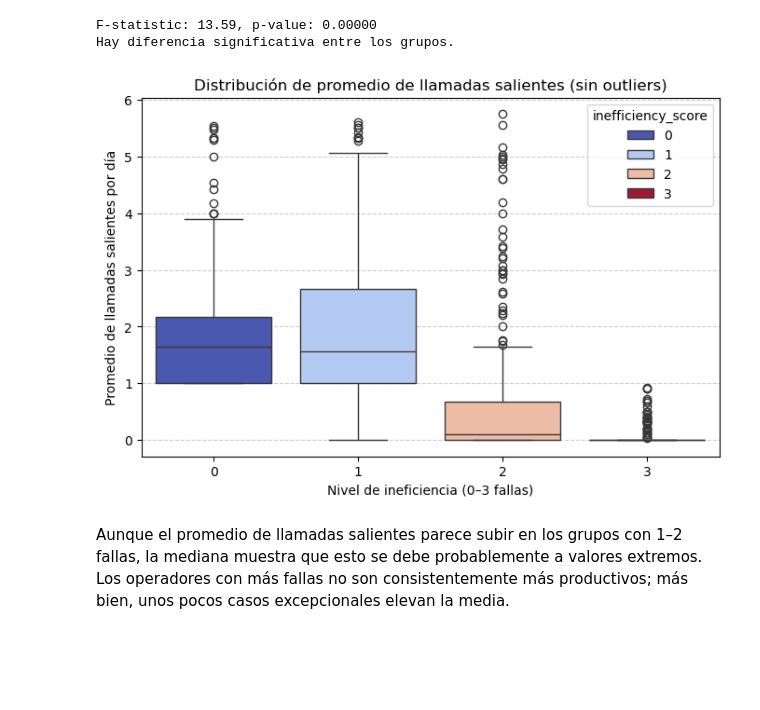
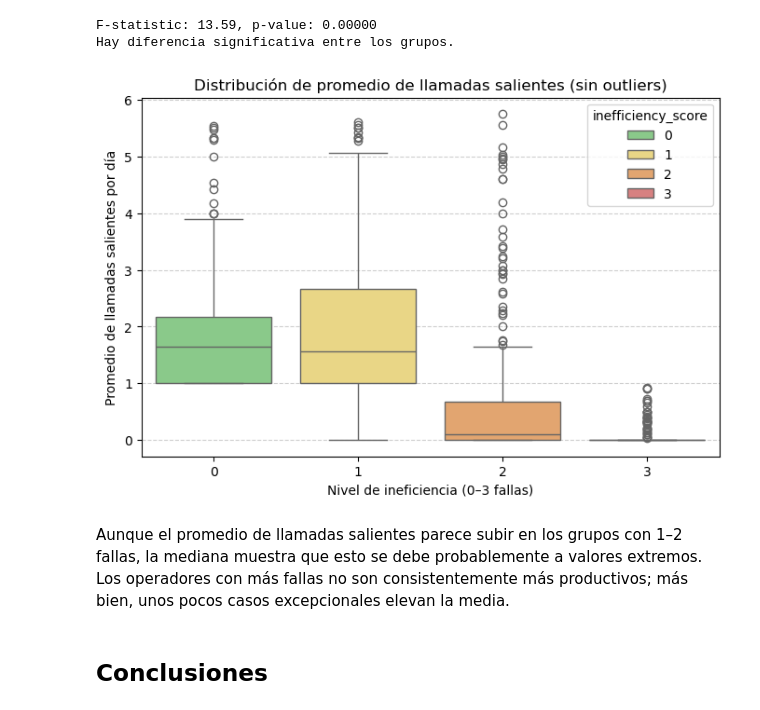
Before and after one commit to latostadorano/inefficient-operators-analysis, a Jupyter notebook: s14_telecom.ipynb, the cells around one changed output. Drawn from its saved outputs; the diff is of its cells as text; code cells hidden in the pictures; blank space fills up the shorter version.

Commit message:
Conclusiones y sugerencias

```diff
--- a/s14_telecom.ipynb
+++ b/s14_telecom.ipynb
@@ -895,33 +891,35 @@ Hay diferencia significativa entre los grupos.
 # %%
 # Graficaremos las diferencia de las llamadas salientes entre grupos
 
 def remove_outliers(df, column):
     Q1 = df[column].quantile(0.25)
     Q3 = df[column].quantile(0.75)
     IQR = Q3 - Q1
     lower_bound = Q1 - 1.5 * IQR
     upper_bound = Q3 + 1.5 * IQR
     return df[(df[column] >= lower_bound) & (df[column] <= upper_bound)]
 
 # Aplicamos la función
 clean_df = remove_outliers(operator_stats, 'avg_outgoing_per_day')
 
 # Graficamos sin outliers
 plt.figure(figsize=(8,5))
 sns.boxplot(
     data=clean_df,
     x='inefficiency_score',
     y='avg_outgoing_per_day',
-    palette='coolwarm',
+    palette= colors,
     hue = 'inefficiency_score'
 )
 
 plt.title('Distribución de promedio de llamadas salientes (sin outliers)')
 plt.xlabel('Nivel de ineficiencia (0–3 fallas)')
 plt.ylabel('Promedio de llamadas salientes por día')
 plt.grid(axis='y', linestyle='--', alpha=0.6)
 plt.show()
 # %% [output]
-[figure, old version]
+[figure, new version]
 # %% [markdown]
 Aunque el promedio de llamadas salientes parece subir en los grupos con 1–2 fallas, la mediana muestra que esto se debe probablemente a valores extremos. Los operadores con más fallas no son consistentemente más productivos; más bien, unos pocos casos excepcionales elevan la media.
+# %% [markdown]
+## Conclusiones
```
Also changed, not shown: parts of 13 cells of this notebook.
